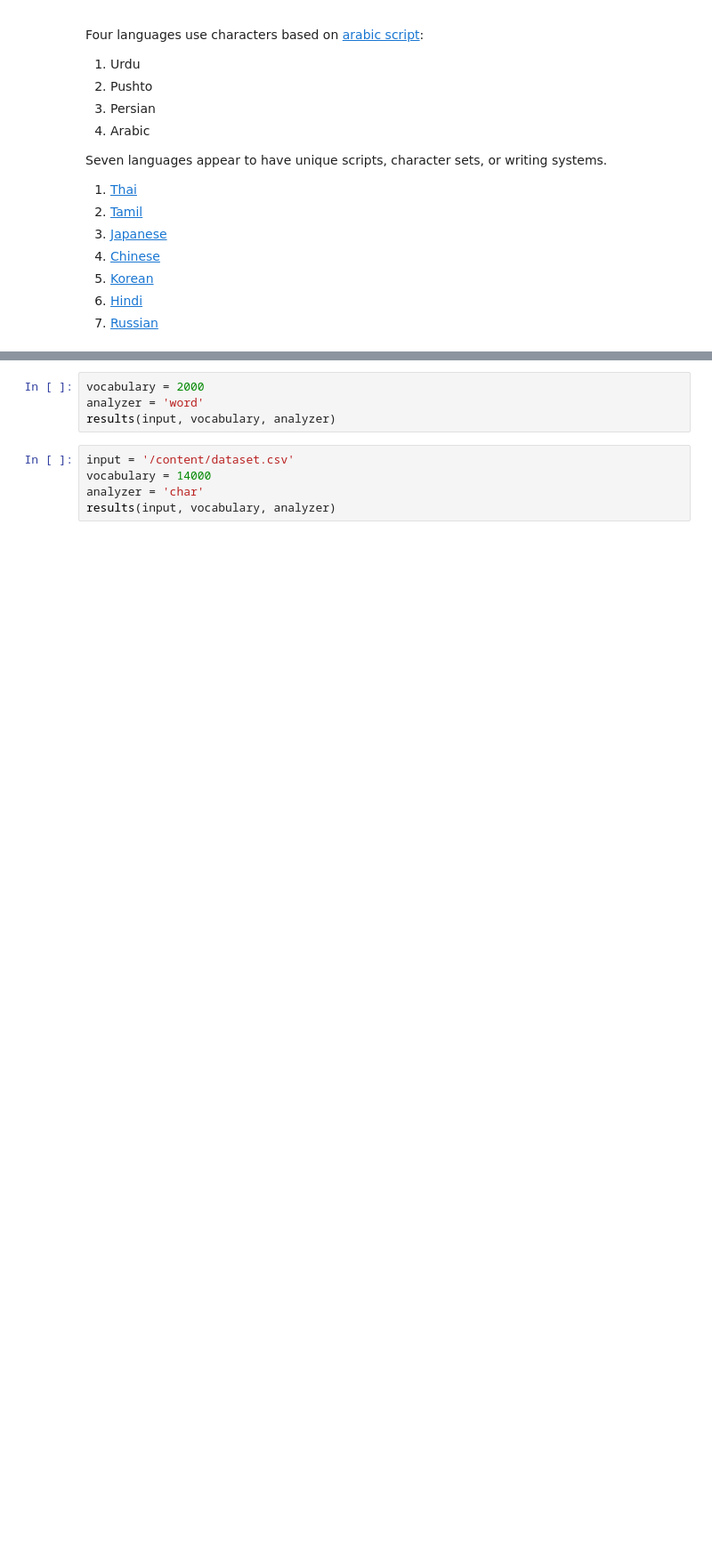
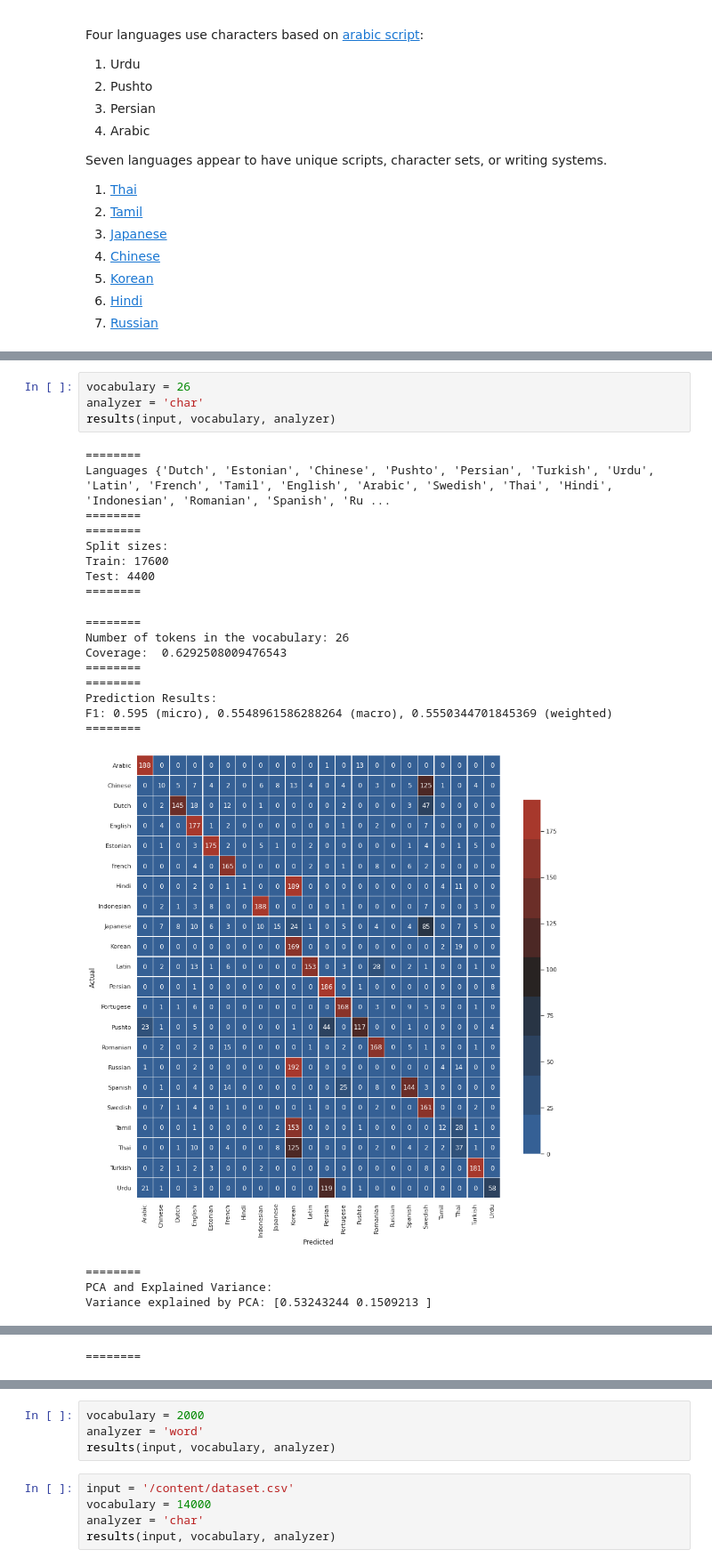
Before and after one commit to KatBCN/MUD-Lab-LangDet, a Jupyter notebook: Assignment1_MUD_KW.ipynb, the cells around one changed output, grey strips where cells are left out. Shown at 89% size. Cells and saved outputs as stored; diff of their text form; blank space fills up the shorter version.

Commit message:
Char vocab size updates and PCA interpretation

```diff
--- a/Assignment1_MUD_KW.ipynb
+++ b/Assignment1_MUD_KW.ipynb
@@ -430,0 +501,25 @@ results(input, vocabulary, analyzer)
+# %%
+vocabulary = 26
+analyzer = 'char'
+results(input, vocabulary, analyzer)
+# %% [output]
+========
+Languages {'Dutch', 'Estonian', 'Chinese', 'Pushto', 'Persian', 'Turkish', 'Urdu', 'Latin', 'French', 'Tamil', 'English', 'Arabic', 'Swedish', 'Thai', 'Hindi', 'Indonesian', 'Romanian', 'Spanish', 'Ru ...
+========
+========
+Split sizes:
+Train: 17600
+Test: 4400
+========
+========
+Number of tokens in the vocabulary: 26
+Coverage:  0.6292508009476543
+========
+========
+Prediction Results:
+F1: 0.595 (micro), 0.5548961586288264 (macro), 0.5550344701845369 (weighted)
+========
+[figure, added]
+========
+PCA and Explained Variance:
+Variance explained by PCA: [0.53243244 0.1509213 ]
@@ -430,0 +527 @@ results(input, vocabulary, analyzer)
+========
```
Also changed, not shown: parts of 24 cells of this notebook.
